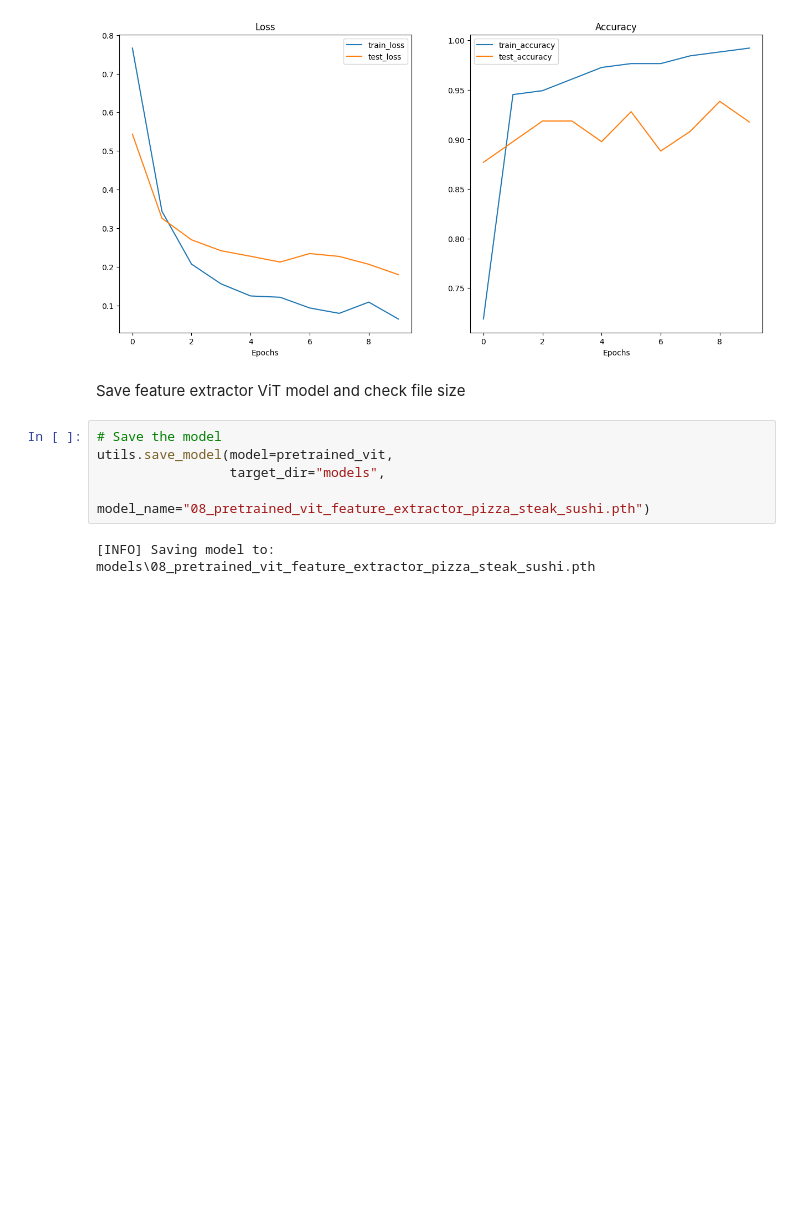
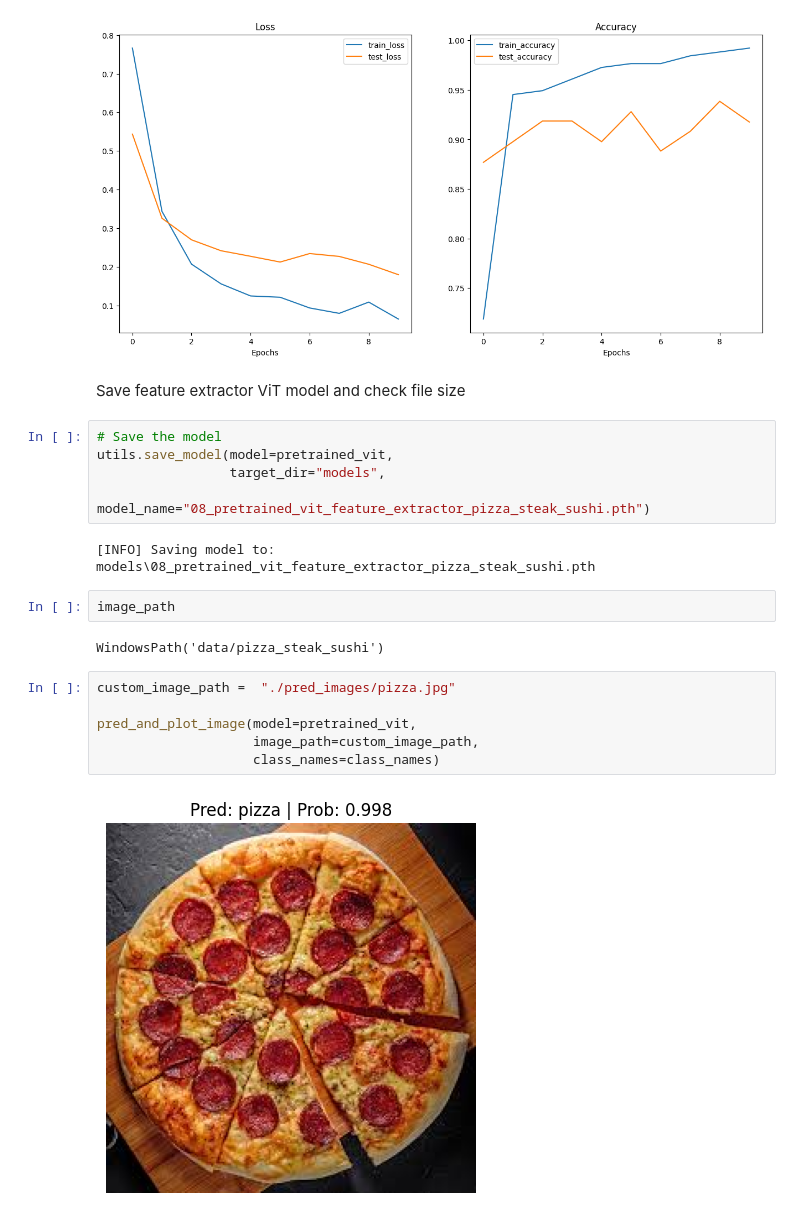
Before and after one commit to ChandulaSenevirathna/Vision_Transform_PyTorch, a Jupyter notebook: vit.ipynb, the cells around one changed output. Saved outputs shown, nothing was run; the diff lists cells and outputs as text; blank space fills up the shorter version.

Commit message:
predictions on custom images

```diff
--- a/vit.ipynb
+++ b/vit.ipynb
@@ -977,3 +978,15 @@ utils.save_model(model=pretrained_vit,
                  model_name="08_pretrained_vit_feature_extractor_pizza_steak_sushi.pth")
 # %% [output]
 [INFO] Saving model to: models\08_pretrained_vit_feature_extractor_pizza_steak_sushi.pth
+# %%
+image_path
+# %% [output]
+WindowsPath('data/pizza_steak_sushi')
+# %%
+custom_image_path =  "./pred_images/pizza.jpg"
+
+pred_and_plot_image(model=pretrained_vit,
+                    image_path=custom_image_path,
+                    class_names=class_names)
+# %% [output]
+[figure, added]
```
Also changed, not shown: parts of 3 cells of this notebook, 3 other files.
